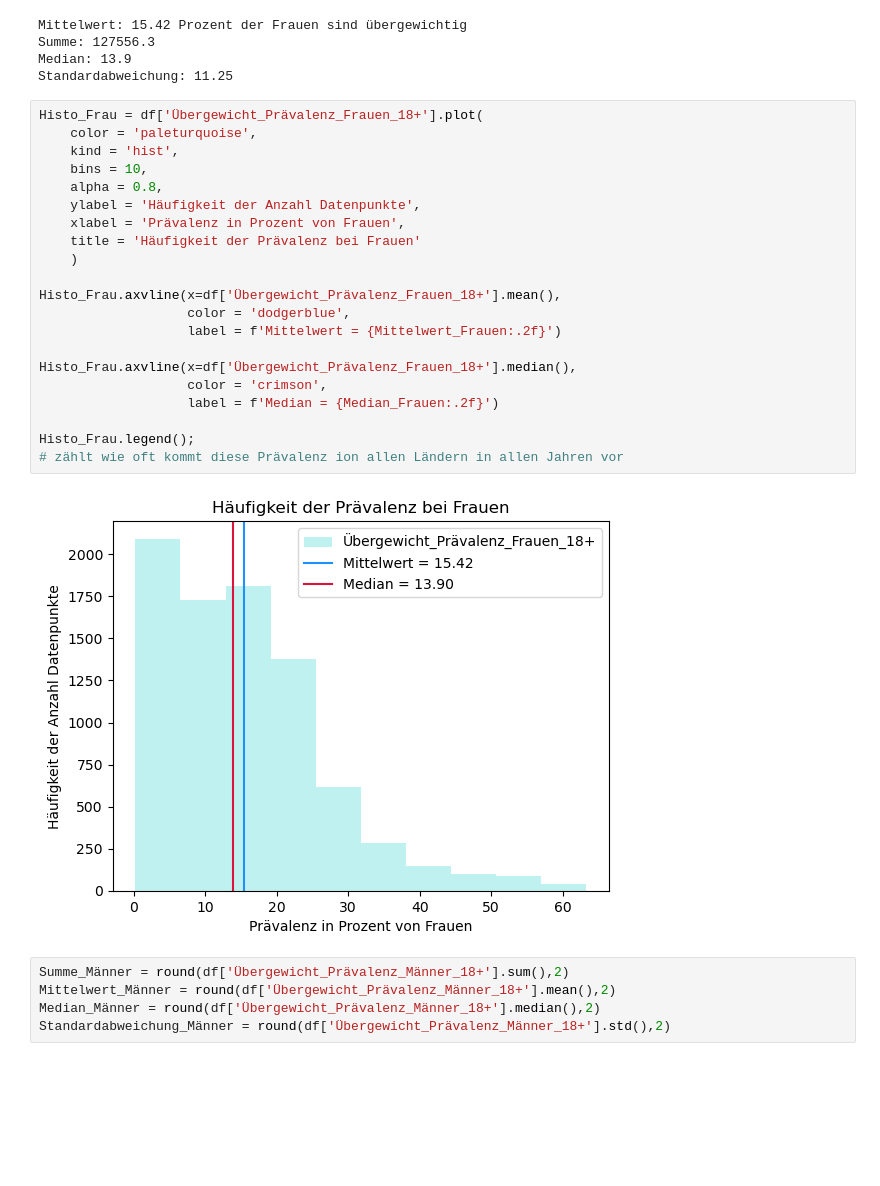
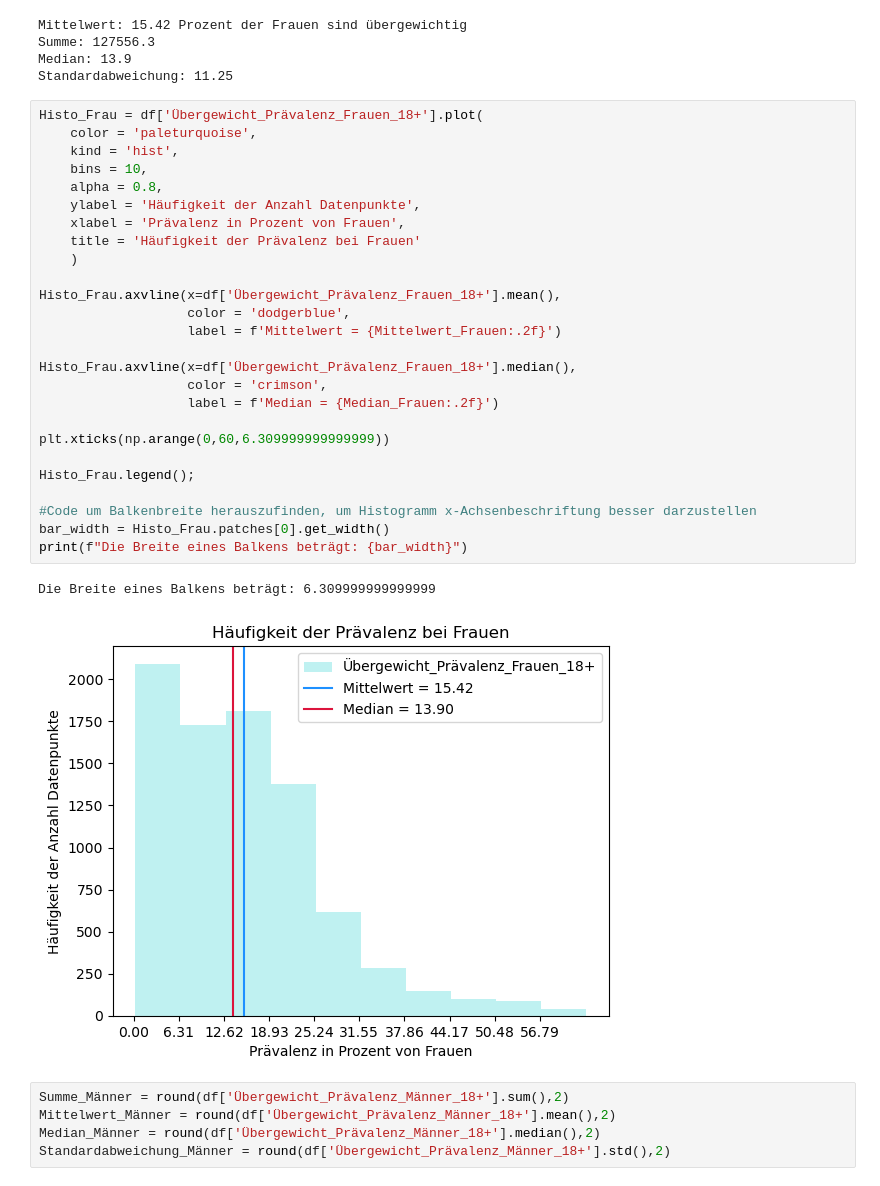
Before and after one commit to Hirnfresser/Leistungsnachweis_Phyton, a Jupyter notebook: Grundgerüst_Leistungsnachweis.ipynb, the cells around one changed output. Drawn from its saved outputs; the diff is of its cells as text; blank space fills up the shorter version.

Commit message:
Histos fertiggestellt

```diff
--- a/Grundgerüst_Leistungsnachweis.ipynb
+++ b/Grundgerüst_Leistungsnachweis.ipynb
@@ -366,26 +366,32 @@ Standardabweichung: 11.25
 # %%
 Histo_Frau = df['Übergewicht_Prävalenz_Frauen_18+'].plot(
     color = 'paleturquoise',
     kind = 'hist',
     bins = 10,
     alpha = 0.8,
     ylabel = 'Häufigkeit der Anzahl Datenpunkte',
     xlabel = 'Prävalenz in Prozent von Frauen',
     title = 'Häufigkeit der Prävalenz bei Frauen'
     )
 
 Histo_Frau.axvline(x=df['Übergewicht_Prävalenz_Frauen_18+'].mean(),
                    color = 'dodgerblue',
                    label = f'Mittelwert = {Mittelwert_Frauen:.2f}')
 
 Histo_Frau.axvline(x=df['Übergewicht_Prävalenz_Frauen_18+'].median(),
                    color = 'crimson',
                    label = f'Median = {Median_Frauen:.2f}')
 
+plt.xticks(np.arange(0,60,6.309999999999999))
+
 Histo_Frau.legend();
-# zählt wie oft kommt diese Prävalenz ion allen Ländern in allen Jahren vor
+
+#Code um Balkenbreite herauszufinden, um Histogramm x-Achsenbeschriftung besser darzustellen
+bar_width = Histo_Frau.patches[0].get_width()
+print(f"Die Breite eines Balkens beträgt: {bar_width}")
 # %% [output]
+Die Breite eines Balkens beträgt: 6.309999999999999
-[figure, old version]
+[figure, new version]
 # %%
 Summe_Männer = round(df['Übergewicht_Prävalenz_Männer_18+'].sum(),2)
 Mittelwert_Männer = round(df['Übergewicht_Prävalenz_Männer_18+'].mean(),2)
```
Also changed, not shown: parts of 1 cell of this notebook.
